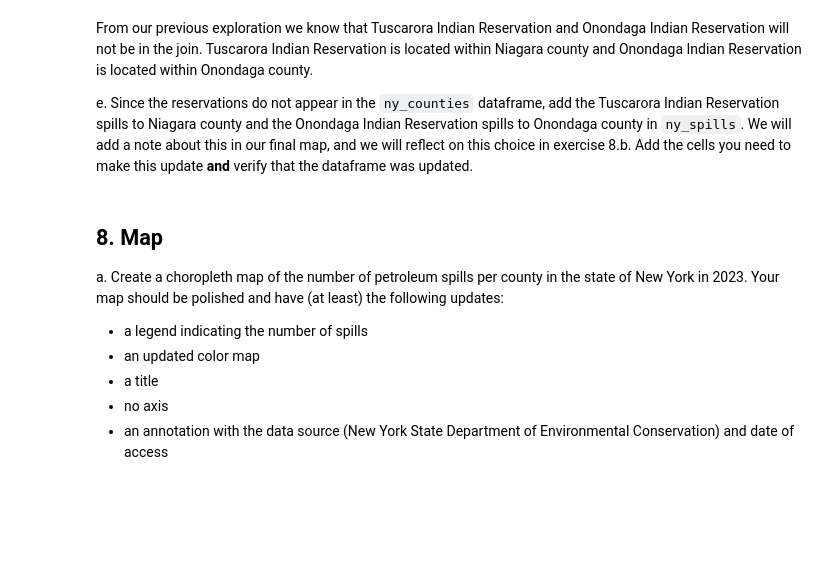
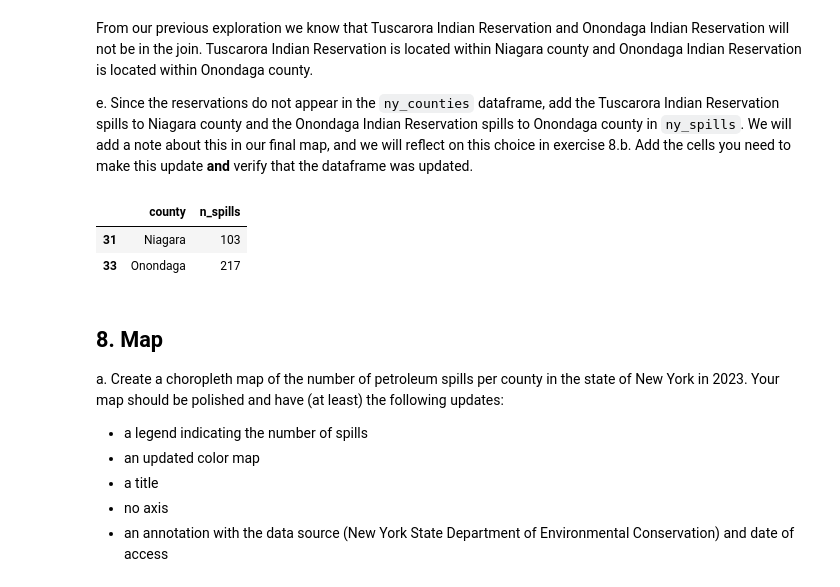
Before and after one commit to farahjstack/eds220-hwk3, a Jupyter notebook: hwk3-task2-spills-STACK.ipynb, the cells around one changed output. Saved outputs shown, nothing was run; the diff lists cells and outputs as text; code cells hidden in the pictures; blank space fills up the shorter version.

```diff
--- a/hwk3-task2-spills-STACK.ipynb
+++ b/hwk3-task2-spills-STACK.ipynb
@@ -711,6 +711,18 @@ _Yes, dropping these 4 records affects the information we report because 11 spil
 From our previous exploration we know that Tuscarora Indian Reservation and Onondaga Indian Reservation will not be in the join. Tuscarora Indian Reservation is located within Niagara county and Onondaga Indian Reservation is located within Onondaga county.
 
 e. Since the reservations do not appear in the `ny_counties` dataframe, add the Tuscarora Indian Reservation spills to Niagara county and the Onondaga Indian Reservation spills to Onondaga county in `ny_spills`. We will add a note about this in our final map, and we will reflect on this choice in exercise 8.b. Add the cells you need to make this update **and** verify that the dataframe was updated.
+# %%
+# Add reservation spills to corresponding counties
+ny_spills.loc[ny_spills['county'] == 'Niagara', 'n_spills'] += 2
+ny_spills.loc[ny_spills['county'] == 'Onondaga', 'n_spills'] += 1
+
+# Verify the updated spill counts
+ny_spills.loc[ny_spills['county'].isin(['Niagara', 'Onondaga']),
+              ['county', 'n_spills']]
+# %% [output]
+|  | county | n_spills |
+| 31 | Niagara | 103 |
+| 33 | Onondaga | 217 |
 # %% [markdown]
 ## 8. Map
 a. Create a choropleth map of the number of petroleum spills per county in the state of New York in 2023.
```
Also changed, not shown: parts of 2 cells of this notebook.
